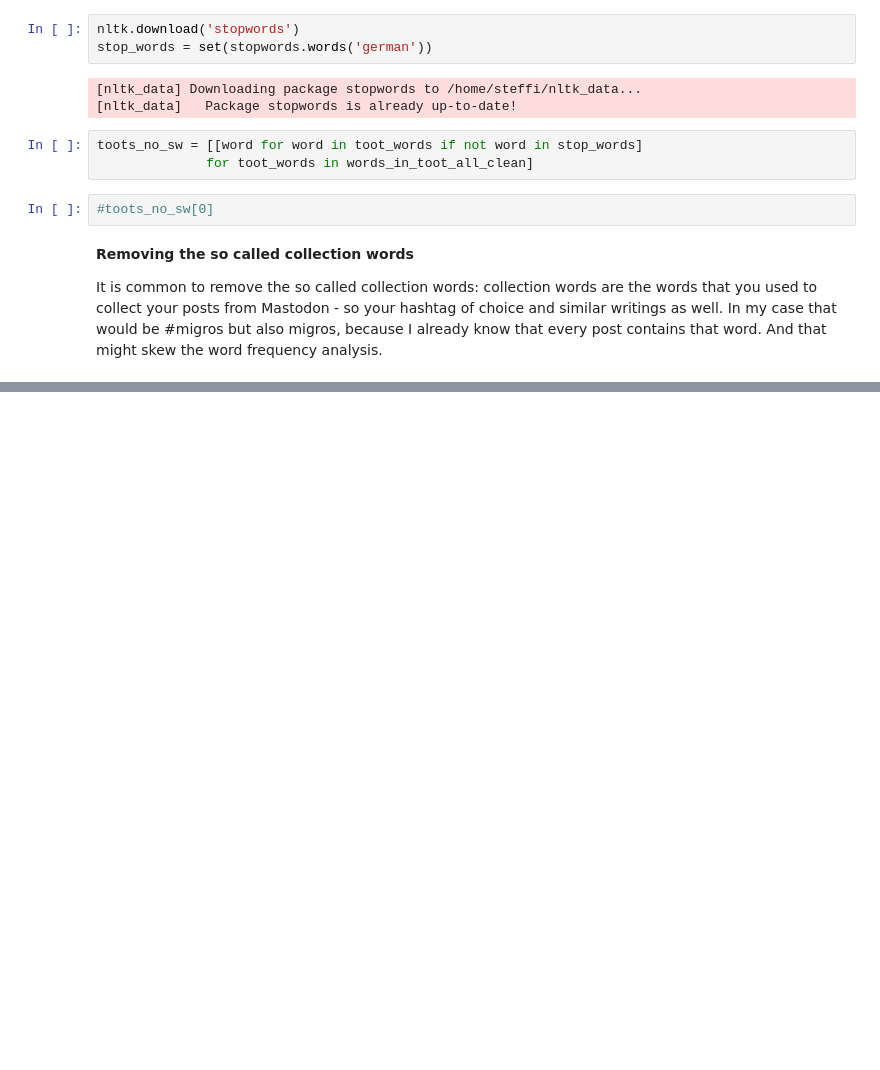
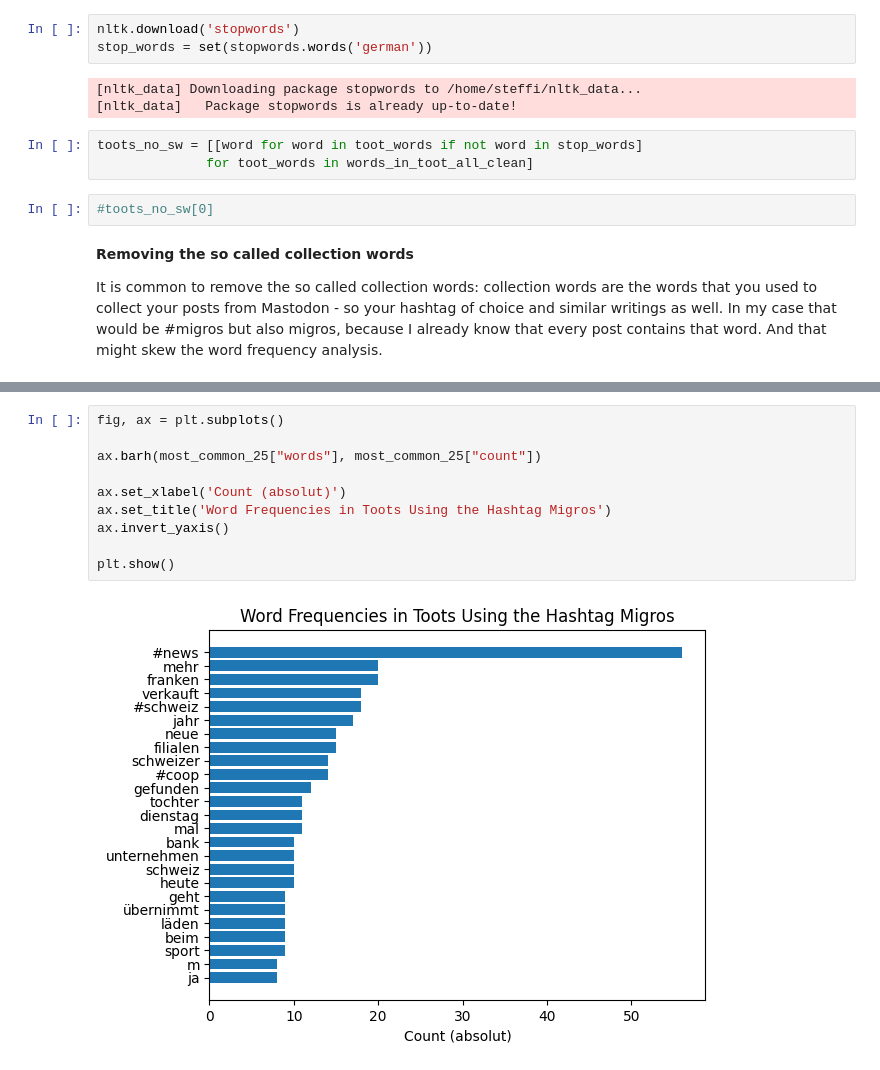
Before and after one commit to StefWed/investigate-public-opinion-on-retail, a Jupyter notebook: notebooks/Mastodon_Migros_Prototype.ipynb, the cells around one changed output, grey strips where cells are left out. Saved outputs shown, nothing was run; the diff lists cells and outputs as text; blank space fills up the shorter version.

```diff
--- a/notebooks/Mastodon_Migros_Prototype.ipynb
+++ b/notebooks/Mastodon_Migros_Prototype.ipynb
@@ -771,0 +782,12 @@ most_common_25.head()
+# %%
+fig, ax = plt.subplots()
+
+ax.barh(most_common_25["words"], most_common_25["count"])
+
+ax.set_xlabel('Count (absolut)')
+ax.set_title('Word Frequencies in Toots Using the Hashtag Migros')
+ax.invert_yaxis()
+
+plt.show()
+# %% [output]
+[figure, added]
```
Also changed, not shown: parts of 37 cells of this notebook.
